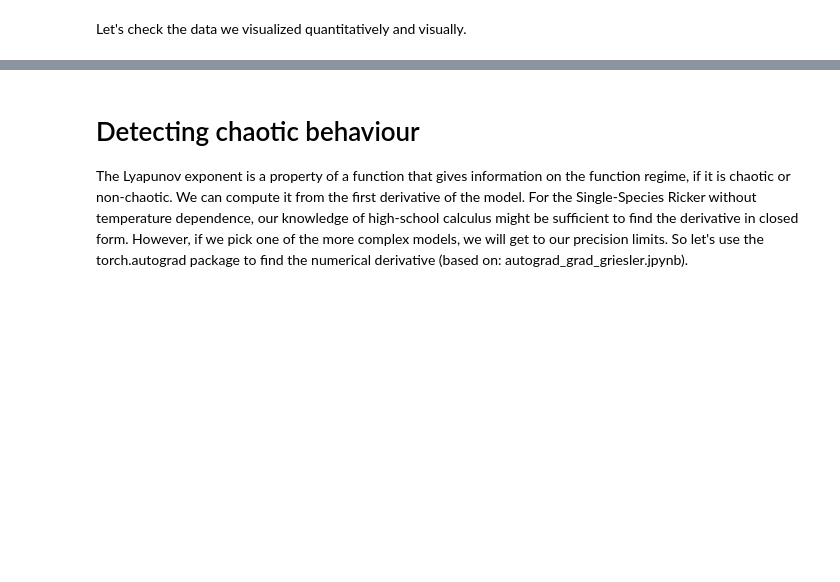
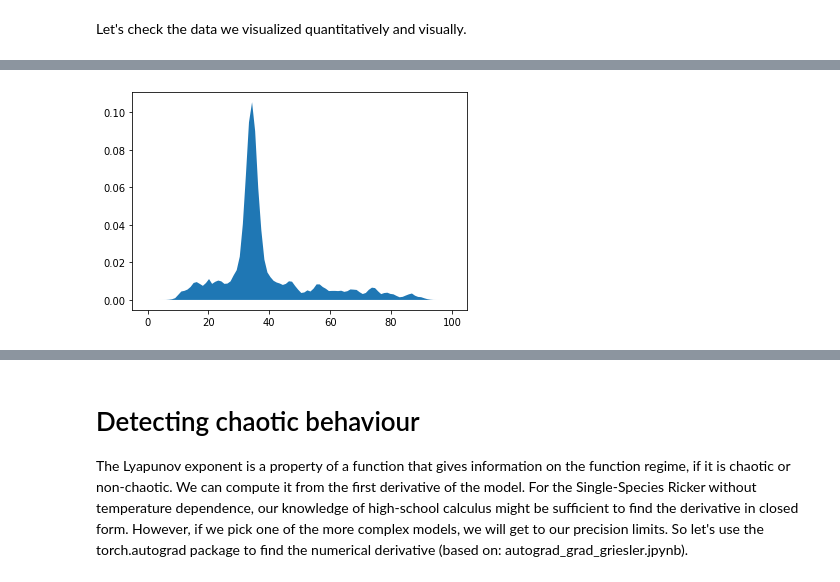
Before and after one commit to MWesselkamp/Ricker, a Jupyter notebook: Population_dynamics.ipynb, the cells around one changed output, grey strips where cells are left out. Cells and saved outputs as stored; diff of their text form; code cells hidden in the pictures; blank space fills up the shorter version.

```diff
--- a/Population_dynamics.ipynb
+++ b/Population_dynamics.ipynb
@@ -41,0 +59,15 @@ fig.show()
+# %%
+# Just this histogram is not very helpful: It shows the total height at each location, but it would be nice to have it smooth. This is what Kernel density estimation is used for (https://scikit-learn.org/stable/modules/density.html).
+from sklearn.neighbors import KernelDensity
+
+x_values = np.linspace(0,100, 100)[:, np.newaxis]
+x_new = np.concatenate(x)[:, np.newaxis]
+kde = KernelDensity(kernel='gaussian', bandwidth=0.75).fit(x_new) # the higher the bandwidth the smoother
+log_dens = kde.score_samples(x_values)
+
+fig = plt.figure()
+ax = fig.add_subplot()
+ax.fill(x_values, np.exp(log_dens))
+fig.show()
+# %% [output]
+[figure, added]
```
Also changed, not shown: parts of 9 cells of this notebook, 1 other file.
